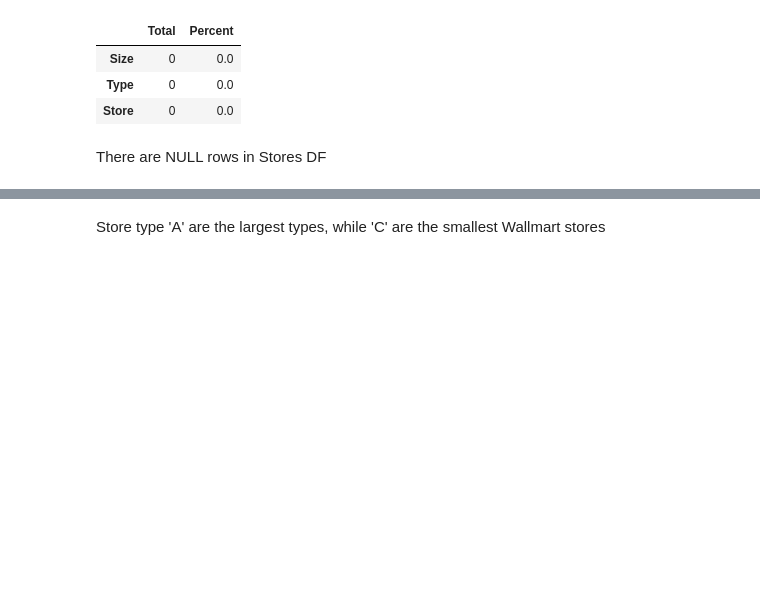
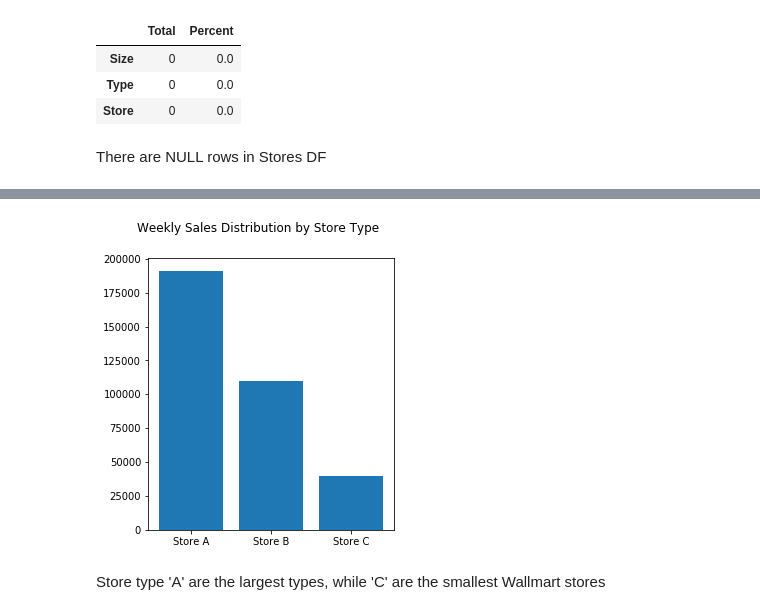
Before and after one commit to McGill-MMA-EnterpriseAnalytics/Walmart-Sales-Forcast, a Jupyter notebook: Walmart.ipynb, the cells around one changed output, grey strips where cells are left out. Drawn from its saved outputs; the diff is of its cells as text; code cells hidden in the pictures; blank space fills up the shorter version.

```diff
--- a/Walmart.ipynb
+++ b/Walmart.ipynb
@@ -118,4 +112,16 @@ C     40541.666667
 Name: Size, dtype: float64
+# %%
+names = ['Store A', 'Store B', 'Store C']
+values = [190992.4, 109865.0, 39511.7]
+
+plt.figure(figsize=(15, 5))
+
+plt.subplot(132)
+plt.bar(names, values)
+plt.suptitle('Weekly Sales Distribution by Store Type')
+plt.show()
+# %% [output]
+[figure, added]
 # %% [markdown]
 Store type 'A' are the largest types, while 'C' are the smallest Wallmart stores
 # %% [markdown]
```
Also changed, not shown: parts of 47 cells of this notebook.
